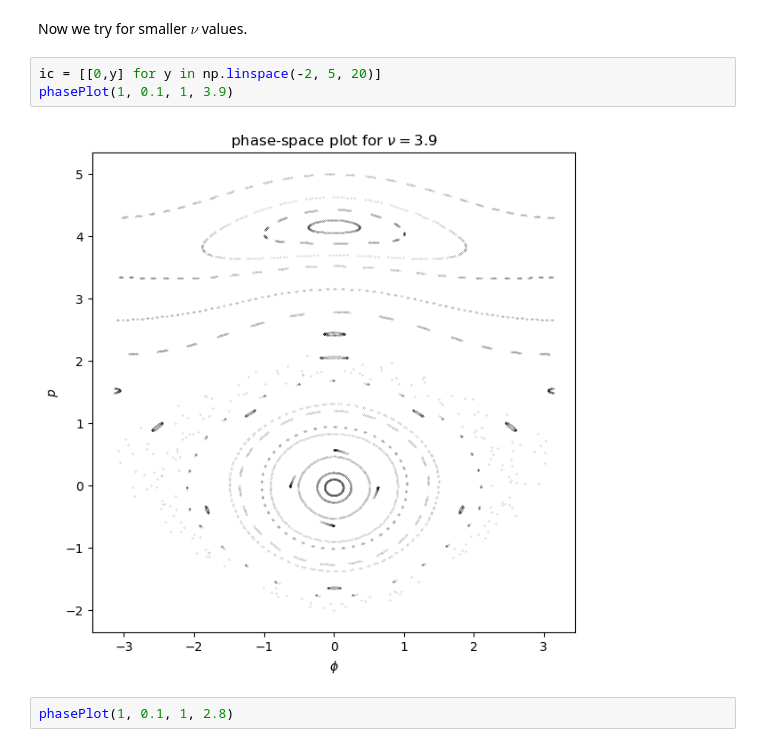
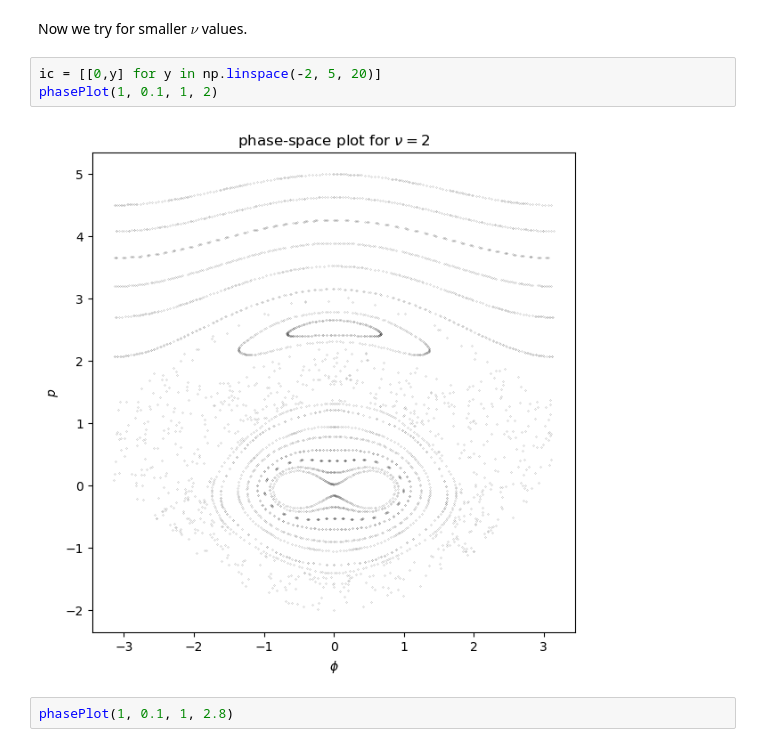
Before and after one commit to EritasY/Chaos, a Jupyter notebook: Hamiltonian.ipynb, the cells around one changed output. Cells and saved outputs as stored; diff of their text form.

```diff
--- a/Hamiltonian.ipynb
+++ b/Hamiltonian.ipynb
@@ -53,9 +53,9 @@ phasePlot(1, 0.1, 1, 10)
 Now we try for smaller $\nu$ values.
 # %%
 ic = [[0,y] for y in np.linspace(-2, 5, 20)]
-phasePlot(1, 0.1, 1, 3.9)
+phasePlot(1, 0.1, 1, 2)
 # %% [output]
-[figure, old version]
+[figure, new version]
 # %%
 phasePlot(1, 0.1, 1, 2.8)
 # %% [output]
```
Also changed, not shown: parts of 1 cell of this notebook, 2 other files.
